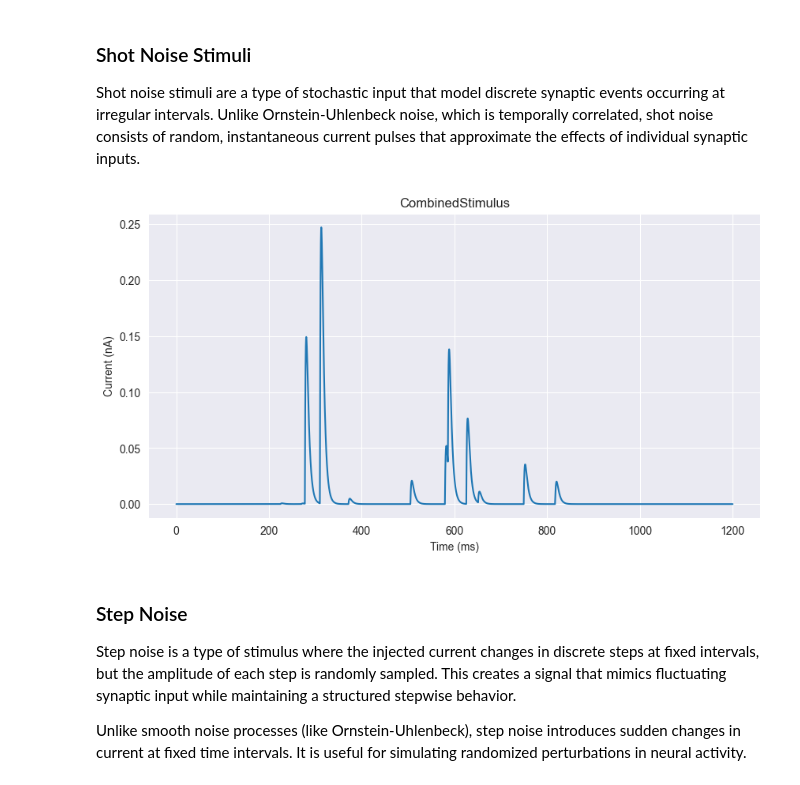
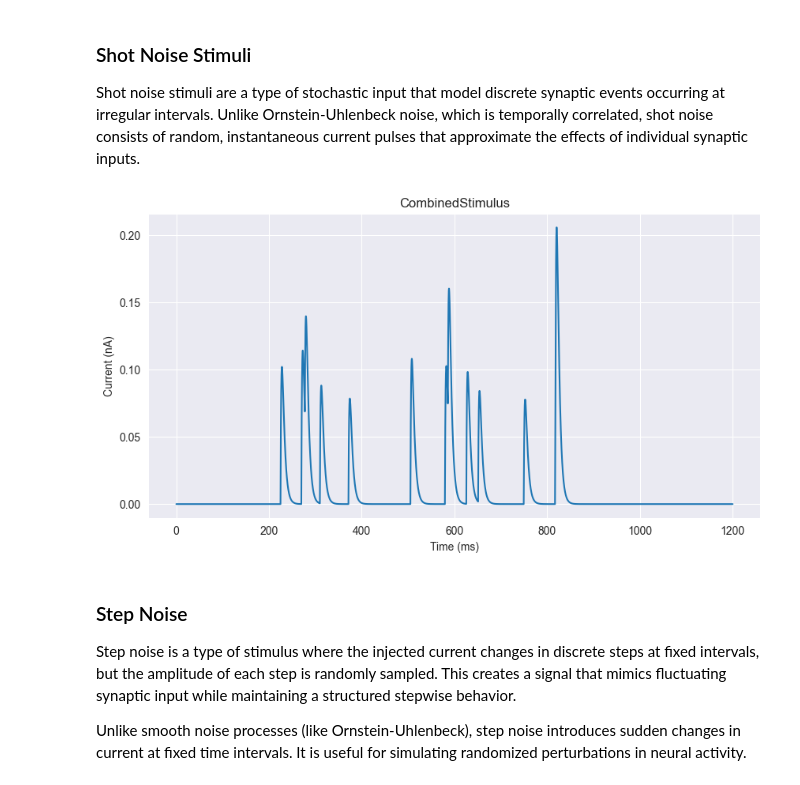
Before and after one commit to openbraininstitute/BlueCelluLab, a Jupyter notebook: examples/5-stimuli/stimuli.ipynb, the cells around one changed output. Cells and saved outputs as stored; diff of their text form; code cells hidden in the pictures.

```diff
--- a/examples/5-stimuli/stimuli.ipynb
+++ b/examples/5-stimuli/stimuli.ipynb
@@ -164,18 +164,18 @@ Shot noise stimuli are a type of stochastic input that model discrete synaptic e
 # %%
 shot_noise_stimulus = stim_factory.shot_noise(
     pre_delay=100,
     post_delay=100,
     duration=1000,
     rate=10,
-    amp_mean=0.1,
-    amp_var=0.02,
+    mean=0.1,
+    sigma=0.02,
     rise_time=2,
     decay_time=5,
     seed=42
 )
 ax = shot_noise_stimulus.plot()
 # %% [output]
-[figure, old version]
+[figure, new version]
 # %% [markdown]
 ### Step Noise
 
```
Also changed, not shown: parts of 2 cells of this notebook, 3 other files.
